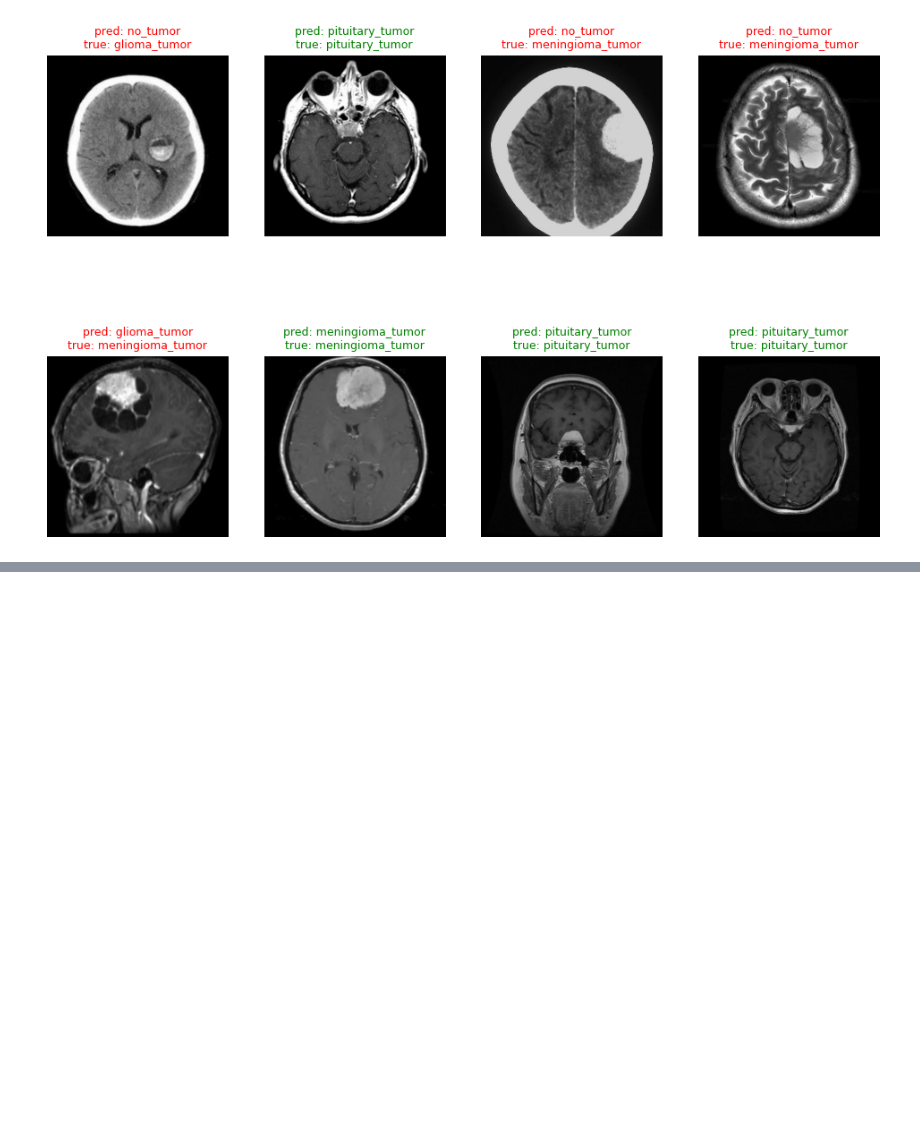
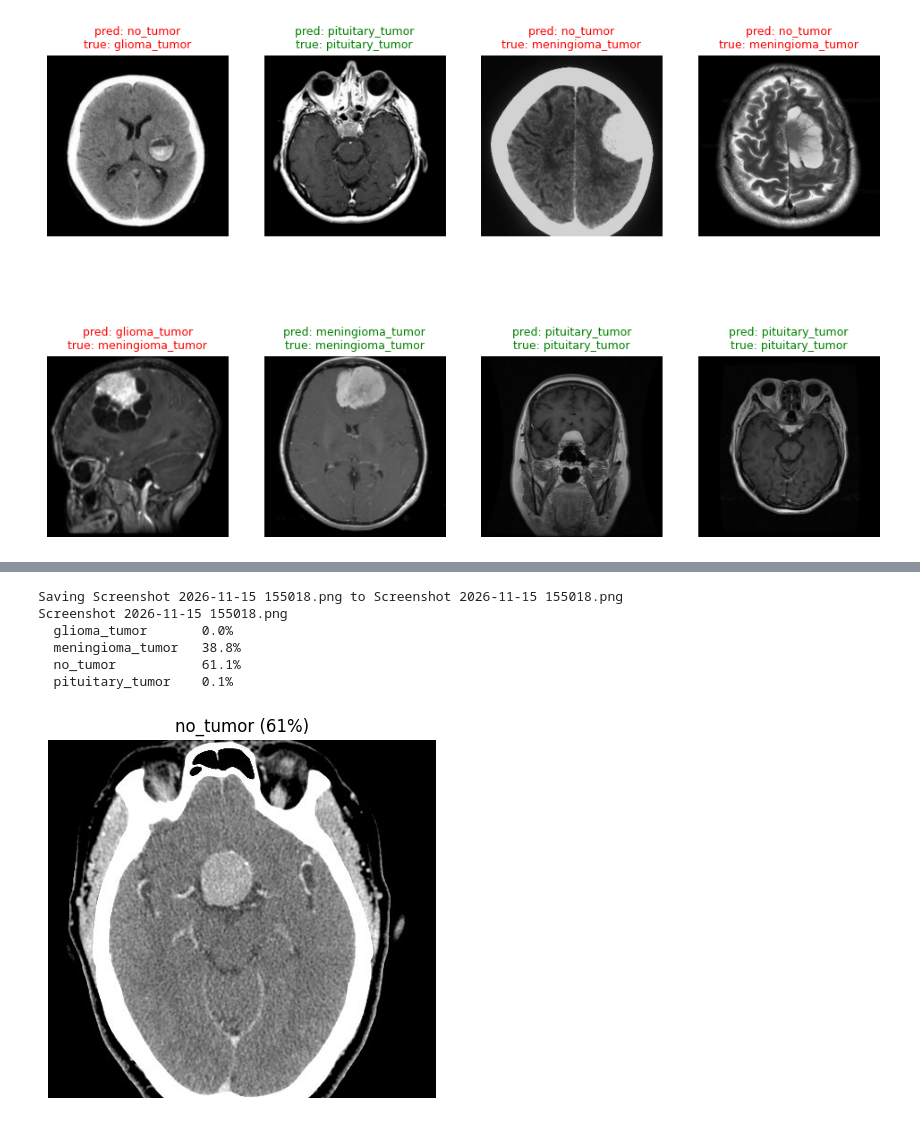
Before and after one commit to mehul-thecreator/brain-tumor-classification, a Jupyter notebook: brain_tumor_classification.ipynb, the cells around one changed output, grey strips where cells are left out. Saved outputs shown, nothing was run; the diff lists cells and outputs as text; code cells hidden in the pictures; blank space fills up the shorter version.

```diff
--- a/brain_tumor_classification.ipynb
+++ b/brain_tumor_classification.ipynb
@@ -244,3 +281,29 @@ plt.show()
 [figure]
 # %%
 model.save("brain_tumor_model.keras")
+# %%
+from google.colab import files
+from PIL import Image
+
+uploaded = files.upload()   # pick one or more MRI images
+
+resize = layers.Resizing(224, 224, crop_to_aspect_ratio=True)
+
+plt.figure(figsize=(5 * len(uploaded), 5))
+for i, name in enumerate(uploaded):
+    img = Image.open(name).convert("RGB")
+    x = resize(np.array(img)[None, ...].astype("float32"))   # shape (1, 224, 224, 3)
+
+    probs = model.predict(x, verbose=0)[0]
+    pred = class_names[np.argmax(probs)]
+
+    plt.subplot(1, len(uploaded), i + 1)
+    plt.imshow(img)
+    plt.title(f"{pred} ({probs.max():.0%})")
+    plt.axis("off")
+
+    print(name)
+    for c, p in zip(class_names, probs):
+        print(f"  {c:18s} {p:.1%}")
+plt.show()
+# %% [output]
@@ -246,0 +311,7 @@ model.save("brain_tumor_model.keras")
+Saving Screenshot 2026-11-15 155018.png to Screenshot 2026-11-15 155018.png
+Screenshot 2026-11-15 155018.png
+  glioma_tumor       0.0%
+  meningioma_tumor   38.8%
+  no_tumor           61.1%
+  pituitary_tumor    0.1%
+[figure, added]
```
Also changed, not shown: parts of 5 cells of this notebook, 1 other file.
